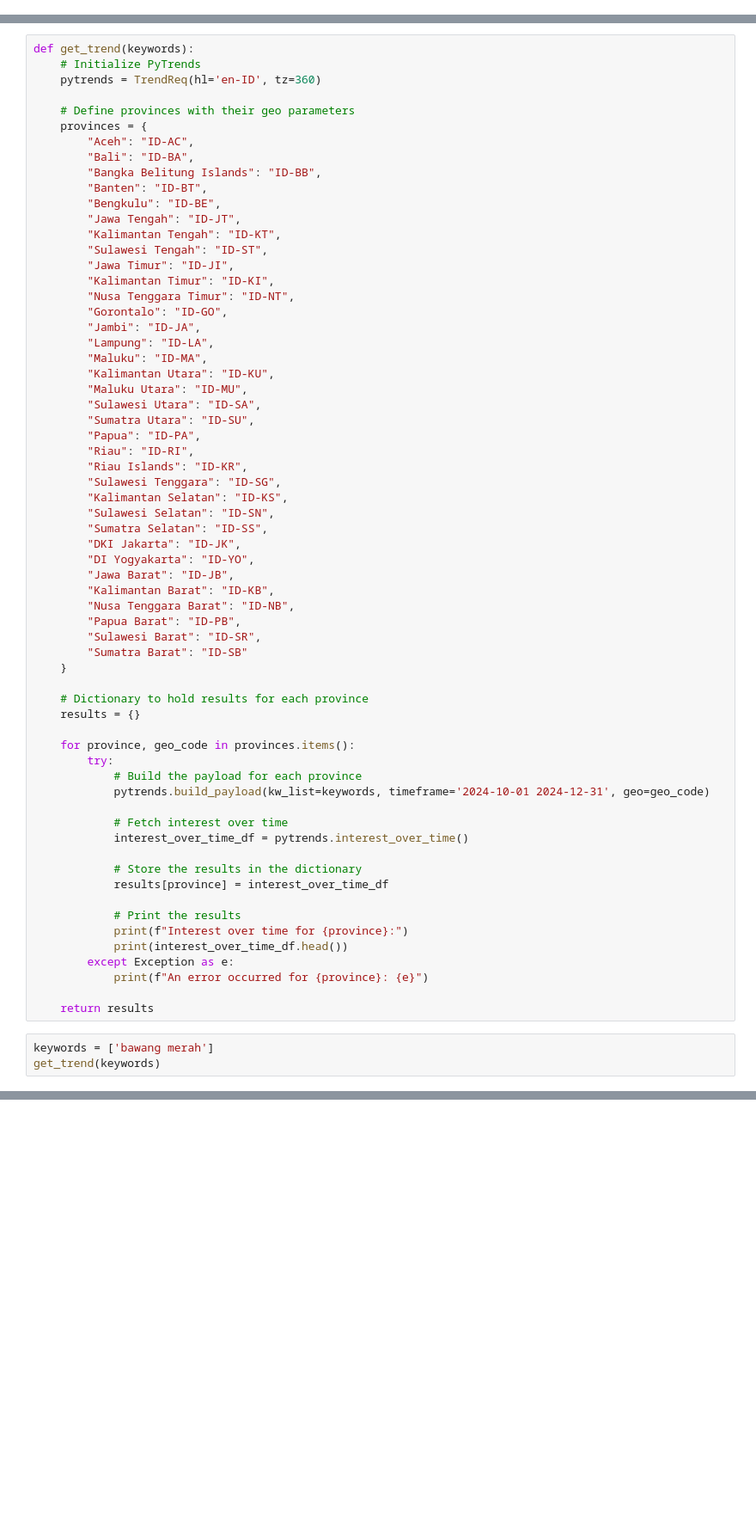
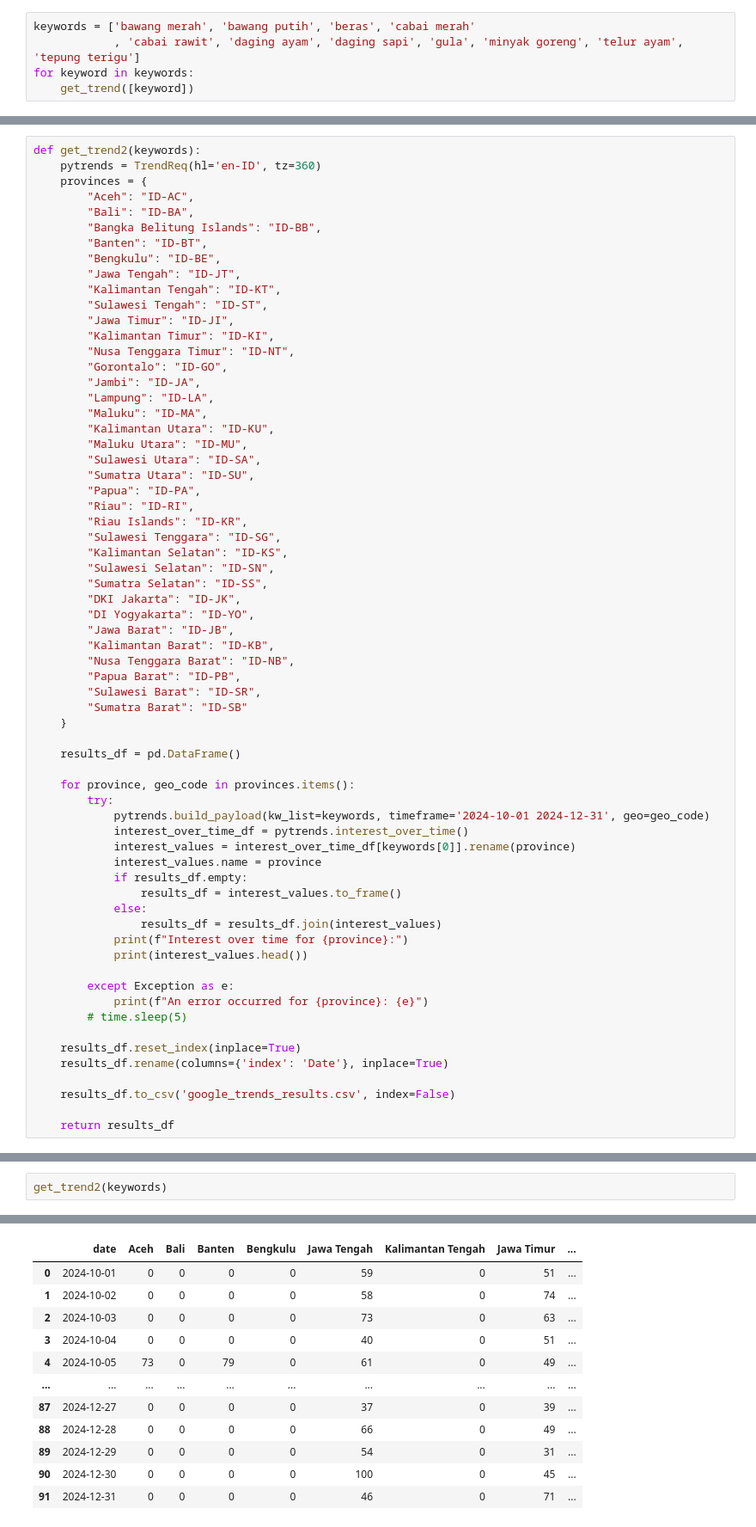
Before and after one commit to farrellja1/Arkavidia-9, a Jupyter notebook: googletrends.ipynb, the cells around one changed output, grey strips where cells are left out. Shown at 86% size. Saved outputs shown, nothing was run; the diff lists cells and outputs as text; blank space fills up the shorter version.

```diff
--- a/googletrends.ipynb
+++ b/googletrends.ipynb
@@ -2,0 +90,5 @@ from pytrends.request import TrendReq
+# %%
+keywords = ['bawang merah', 'bawang putih', 'beras', 'cabai merah'
+            , 'cabai rawit', 'daging ayam', 'daging sapi', 'gula', 'minyak goreng', 'telur ayam', 'tepung terigu']
+for keyword in keywords:
+    get_trend([keyword])
@@ -3,9 +113,6 @@ from pytrends.request import TrendReq
 # %%
-def get_trend(keywords):
-    # Initialize PyTrends
+def get_trend2(keywords):
     pytrends = TrendReq(hl='en-ID', tz=360)
-
-    # Define provinces with their geo parameters
     provinces = {
         "Aceh": "ID-AC",
         "Bali": "ID-BA",
@@ -43,27 +150,28 @@ def get_trend(keywords):
         "Sumatra Barat": "ID-SB"
     }
 
-    # Dictionary to hold results for each province
-    results = {}
+    results_df = pd.DataFrame()
 
     for province, geo_code in provinces.items():
         try:
-            # Build the payload for each province
             pytrends.build_payload(kw_list=keywords, timeframe='2024-10-01 2024-12-31', geo=geo_code)
+            interest_over_time_df = pytrends.interest_over_time()
+            interest_values = interest_over_time_df[keywords[0]].rename(province)
+            interest_values.name = province
+            if results_df.empty:
+                results_df = interest_values.to_frame()
+            else:
+                results_df = results_df.join(interest_values)
+            print(f"Interest over time for {province}:")
+            print(interest_values.head())
 
-            # Fetch interest over time
-            interest_over_time_df = pytrends.interest_over_time()
-
-            # Store the results in the dictionary
-            results[province] = interest_over_time_df
-
-            # Print the results
-            print(f"Interest over time for {province}:")
-            print(interest_over_time_df.head())
         except Exception as e:
             print(f"An error occurred for {province}: {e}")
+        # time.sleep(5)
 
-    return results
+    results_df.reset_index(inplace=True)
+    results_df.rename(columns={'index': 'Date'}, inplace=True)
+
+    results_df.to_csv('google_trends_results.csv', index=False)
+
+    return results_df
-# %%
-keywords = ['bawang merah']
-get_trend(keywords)
@@ -112,0 +178,3 @@ for province in provinces:
+# %%
+get_trend2(keywords)
+# %% [output]
@@ -112,0 +198,12 @@ for province in provinces:
+|  | date | Aceh | Bali | Banten | Bengkulu | Jawa Tengah | Kalimantan Tengah | Jawa Timur | ... |
+| 0 | 2024-10-01 | 0 | 0 | 0 | 0 | 59 | 0 | 51 | ... |
+| 1 | 2024-10-02 | 0 | 0 | 0 | 0 | 58 | 0 | 74 | ... |
+| 2 | 2024-10-03 | 0 | 0 | 0 | 0 | 73 | 0 | 63 | ... |
+| 3 | 2024-10-04 | 0 | 0 | 0 | 0 | 40 | 0 | 51 | ... |
+| 4 | 2024-10-05 | 73 | 0 | 79 | 0 | 61 | 0 | 49 | ... |
+| ... | ... | ... | ... | ... | ... | ... | ... | ... | ... |
+| 87 | 2024-12-27 | 0 | 0 | 0 | 0 | 37 | 0 | 39 | ... |
+| 88 | 2024-12-28 | 0 | 0 | 0 | 0 | 66 | 0 | 49 | ... |
+| 89 | 2024-12-29 | 0 | 0 | 0 | 0 | 54 | 0 | 31 | ... |
+| 90 | 2024-12-30 | 0 | 0 | 0 | 0 | 100 | 0 | 45 | ... |
+| 91 | 2024-12-31 | 0 | 0 | 0 | 0 | 46 | 0 | 71 | ... |
```
Also changed, not shown: parts of 8 cells of this notebook, 1 other file.
